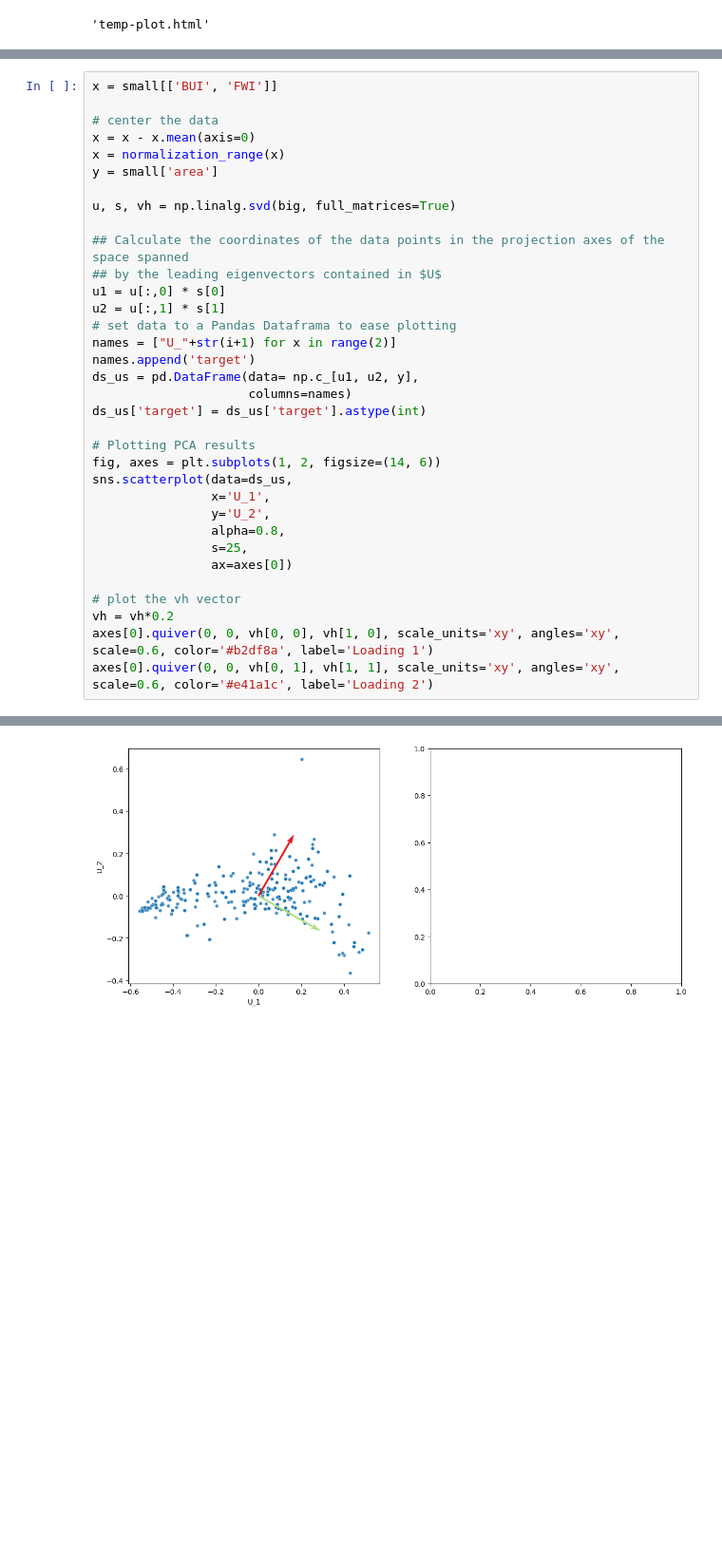
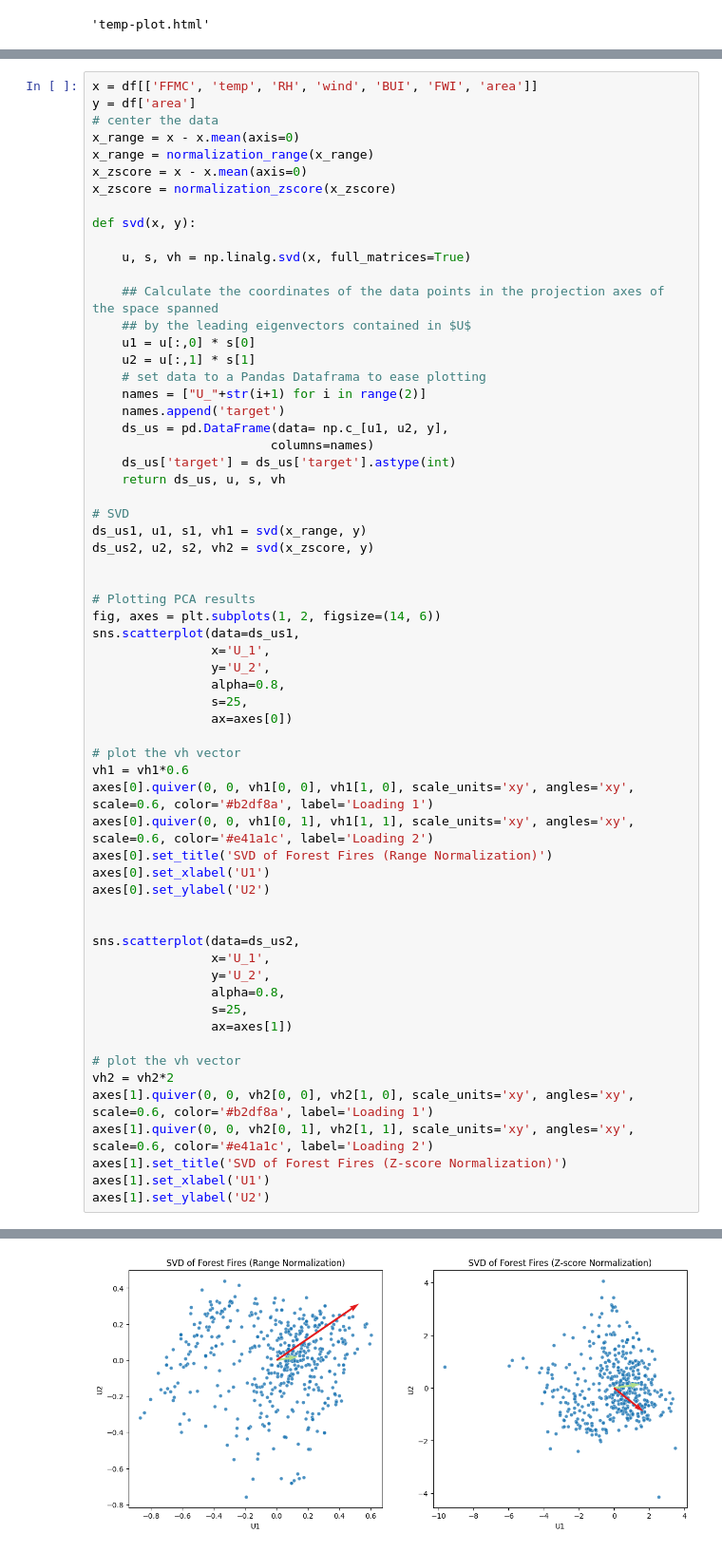
Before and after one commit to wumengyuu/PAD, a Jupyter notebook: PCA.ipynb, the cells around one changed output, grey strips where cells are left out. Shown: that part at 95% size. Saved outputs shown, nothing was run; the diff lists cells and outputs as text; blank space fills up the shorter version.

```diff
--- a/PCA.ipynb
+++ b/PCA.ipynb
@@ -316,27 +338,36 @@ big = feature_df[['FFMC', 'DMC', 'DC', 'ISI', 'temp', 'RH', 'wind', 'rain', 'BUI
 # %%
-x = small[['BUI', 'FWI']]
+x = df[['FFMC', 'temp', 'RH', 'wind', 'BUI', 'FWI', 'area']]
+y = df['area']
+# center the data
+x_range = x - x.mean(axis=0)
+x_range = normalization_range(x_range)
+x_zscore = x - x.mean(axis=0)
+x_zscore = normalization_zscore(x_zscore)
 
-# center the data
-x = x - x.mean(axis=0)
-x = normalization_range(x)
-y = small['area']
+def svd(x, y):
 
-u, s, vh = np.linalg.svd(big, full_matrices=True)
+    u, s, vh = np.linalg.svd(x, full_matrices=True)
 
-## Calculate the coordinates of the data points in the projection axes of the space spanned
-## by the leading eigenvectors contained in $U$
-u1 = u[:,0] * s[0]
-u2 = u[:,1] * s[1]
-# set data to a Pandas Dataframa to ease plotting
-names = ["U_"+str(i+1) for x in range(2)]
-names.append('target')
-ds_us = pd.DataFrame(data= np.c_[u1, u2, y],
-                     columns=names)
-ds_us['target'] = ds_us['target'].astype(int)
+    ## Calculate the coordinates of the data points in the projection axes of the space spanned
+    ## by the leading eigenvectors contained in $U$
+    u1 = u[:,0] * s[0]
+    u2 = u[:,1] * s[1]
+    # set data to a Pandas Dataframa to ease plotting
+    names = ["U_"+str(i+1) for i in range(2)]
+    names.append('target')
+    ds_us = pd.DataFrame(data= np.c_[u1, u2, y],
+                        columns=names)
+    ds_us['target'] = ds_us['target'].astype(int)
+    return ds_us, u, s, vh
+
+# SVD
+ds_us1, u1, s1, vh1 = svd(x_range, y)
+ds_us2, u2, s2, vh2 = svd(x_zscore, y)
+
 
 # Plotting PCA results
 fig, axes = plt.subplots(1, 2, figsize=(14, 6))
-sns.scatterplot(data=ds_us,
+sns.scatterplot(data=ds_us1,
                 x='U_1',
                 y='U_2',
                 alpha=0.8,
@@ -344,7 +375,26 @@ sns.scatterplot(data=ds_us,
                 ax=axes[0])
 
 # plot the vh vector
-vh = vh*0.2
-axes[0].quiver(0, 0, vh[0, 0], vh[1, 0], scale_units='xy', angles='xy', scale=0.6, color='#b2df8a', label='Loading 1')
-axes[0].quiver(0, 0, vh[0, 1], vh[1, 1], scale_units='xy', angles='xy', scale=0.6, color='#e41a1c', label='Loading 2')
+vh1 = vh1*0.6
+axes[0].quiver(0, 0, vh1[0, 0], vh1[1, 0], scale_units='xy', angles='xy', scale=0.6, color='#b2df8a', label='Loading 1')
+axes[0].quiver(0, 0, vh1[0, 1], vh1[1, 1], scale_units='xy', angles='xy', scale=0.6, color='#e41a1c', label='Loading 2')
+axes[0].set_title('SVD of Forest Fires (Range Normalization)')
+axes[0].set_xlabel('U1')
+axes[0].set_ylabel('U2')
+
+
+sns.scatterplot(data=ds_us2,
+                x='U_1',
+                y='U_2',
+                alpha=0.8,
+                s=25,
+                ax=axes[1])
+
+# plot the vh vector
+vh2 = vh2*2
+axes[1].quiver(0, 0, vh2[0, 0], vh2[1, 0], scale_units='xy', angles='xy', scale=0.6, color='#b2df8a', label='Loading 1')
+axes[1].quiver(0, 0, vh2[0, 1], vh2[1, 1], scale_units='xy', angles='xy', scale=0.6, color='#e41a1c', label='Loading 2')
+axes[1].set_title('SVD of Forest Fires (Z-score Normalization)')
+axes[1].set_xlabel('U1')
+axes[1].set_ylabel('U2')
 # %% [output]
@@ -352 +402 @@ axes[0].quiver(0, 0, vh[0, 1], vh[1, 1], scale_units='xy', angles='xy', scale=0.
-[figure, old version]
+[figure, new version]
```
Also changed, not shown: parts of 10 cells of this notebook, 2 other files.
